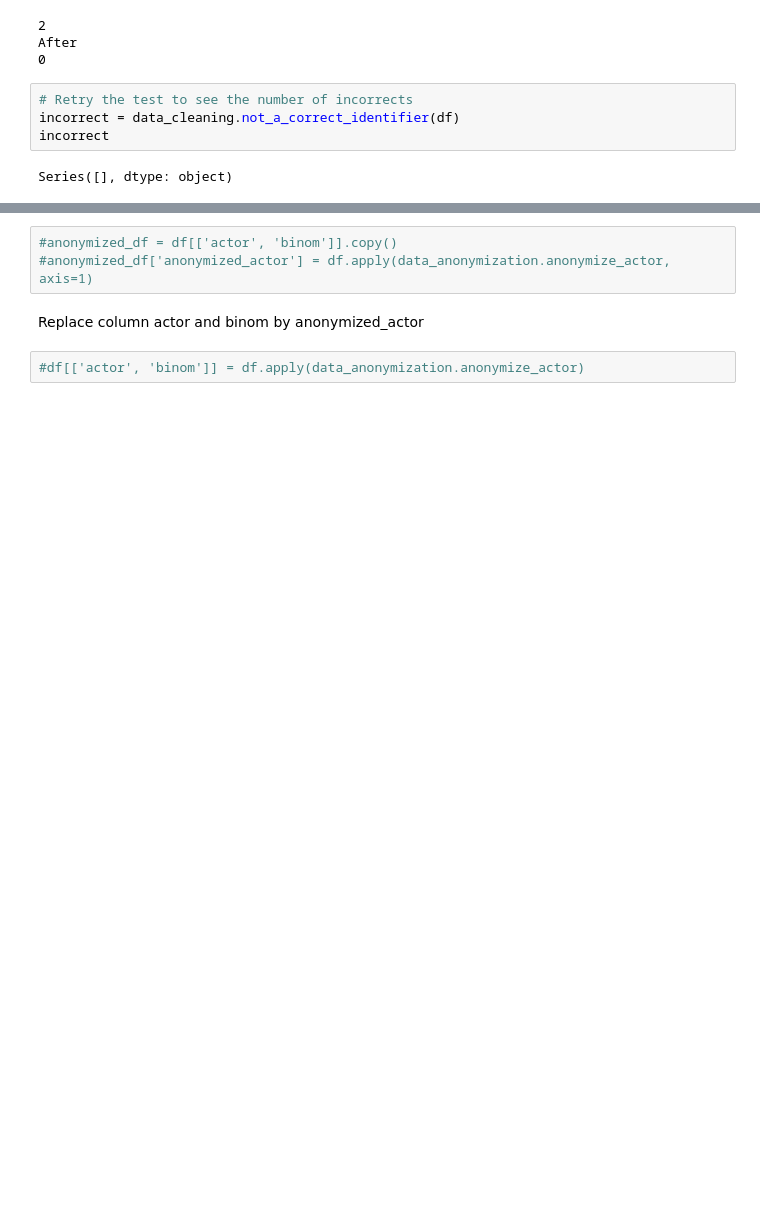
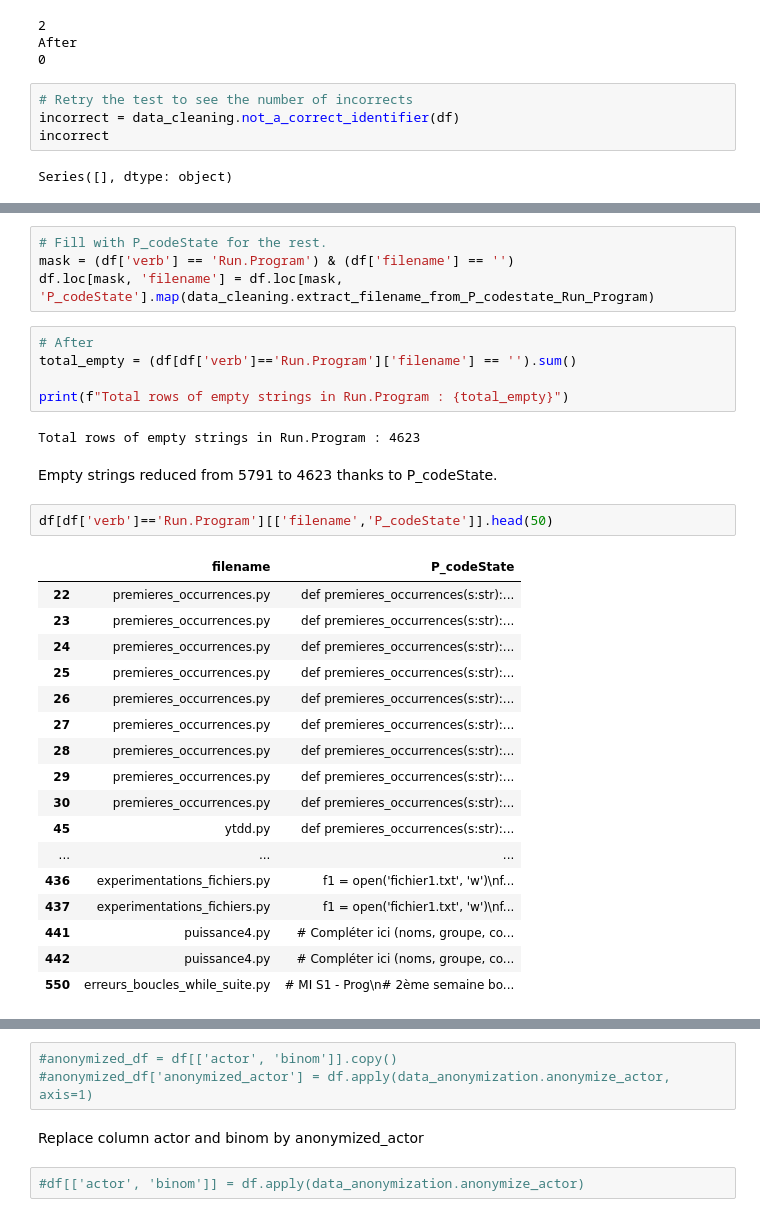
Before and after one commit to sana-mirahsani/ApprentissagePython-Tests, a Jupyter notebook: notebooks/main.ipynb, the cells around one changed output, grey strips where cells are left out. Saved outputs shown, nothing was run; the diff lists cells and outputs as text; blank space fills up the shorter version.

```diff
--- a/notebooks/main.ipynb
+++ b/notebooks/main.ipynb
@@ -384,0 +474,33 @@ Create a new dataframe with three columns : 'actor', 'binom' , 'anonymized_actor
+# %%
+# Fill with P_codeState for the rest.
+mask = (df['verb'] == 'Run.Program') & (df['filename'] == '')
+df.loc[mask, 'filename'] = df.loc[mask, 'P_codeState'].map(data_cleaning.extract_filename_from_P_codestate_Run_Program)
+# %%
+# After
+total_empty = (df[df['verb']=='Run.Program']['filename'] == '').sum()
+
+print(f"Total rows of empty strings in Run.Program : {total_empty}")
+# %% [output]
+Total rows of empty strings in Run.Program : 4623
+# %% [markdown]
+Empty strings reduced from 5791 to 4623 thanks to P_codeState.
+# %%
+df[df['verb']=='Run.Program'][['filename','P_codeState']].head(50)
+# %% [output]
+|  | filename | P_codeState |
+| 22 | premieres_occurrences.py | def premieres_occurrences(s:str):... |
+| 23 | premieres_occurrences.py | def premieres_occurrences(s:str):... |
+| 24 | premieres_occurrences.py | def premieres_occurrences(s:str):... |
+| 25 | premieres_occurrences.py | def premieres_occurrences(s:str):... |
+| 26 | premieres_occurrences.py | def premieres_occurrences(s:str):... |
+| 27 | premieres_occurrences.py | def premieres_occurrences(s:str):... |
+| 28 | premieres_occurrences.py | def premieres_occurrences(s:str):... |
+| 29 | premieres_occurrences.py | def premieres_occurrences(s:str):... |
+| 30 | premieres_occurrences.py | def premieres_occurrences(s:str):... |
+| 45 | ytdd.py | def premieres_occurrences(s:str):... |
+| ... | ... | ... |
+| 436 | experimentations_fichiers.py | f1 = open('fichier1.txt', 'w')\nf... |
+| 437 | experimentations_fichiers.py | f1 = open('fichier1.txt', 'w')\nf... |
+| 441 | puissance4.py | # Compléter ici (noms, groupe, co... |
+| 442 | puissance4.py | # Compléter ici (noms, groupe, co... |
+| 550 | erreurs_boucles_while_suite.py | # MI S1 - Prog\n# 2ème semaine bo... |
```
Also changed, not shown: parts of 71 cells of this notebook, 3 other files.
